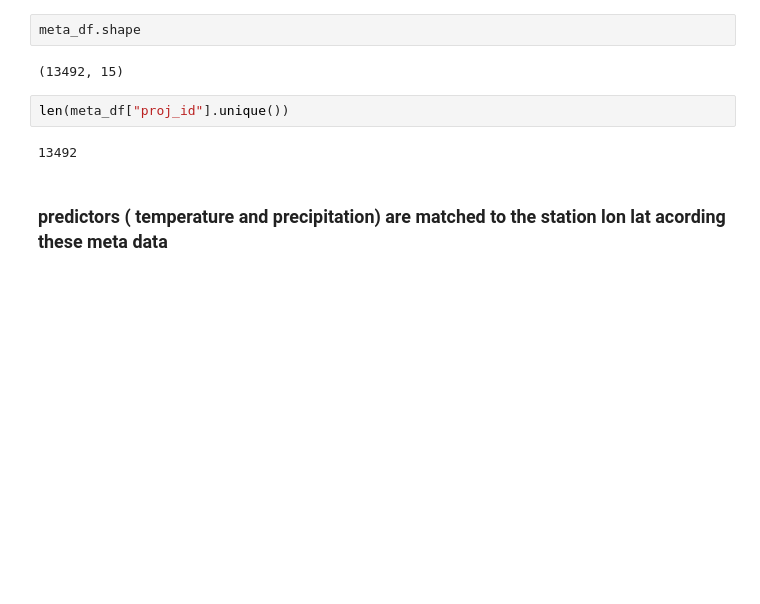
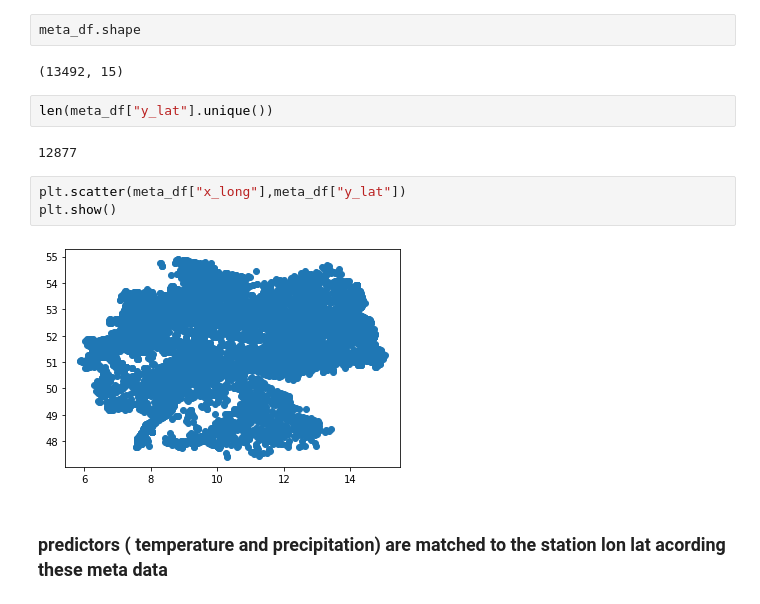
Before and after one commit to basem-AI/BGR_outlier_detection, a Jupyter notebook: data_prepare.ipynb, the cells around one changed output. Drawn from its saved outputs; the diff is of its cells as text; blank space fills up the shorter version.

Commit message:
extract long/lat mcorresponding to  the temp

```diff
--- a/data_prepare.ipynb
+++ b/data_prepare.ipynb
@@ -67,9 +76,14 @@ meta_df.shape
 # %% [output]
 (13492, 15)
 # %%
-len(meta_df["proj_id"].unique())
+len(meta_df["y_lat"].unique())
 # %% [output]
-13492
+12877
+# %%
+plt.scatter(meta_df["x_long"],meta_df["y_lat"])
+plt.show()
+# %% [output]
+[figure, added]
 # %% [markdown]
  ### predictors ( temperature and precipitation) are matched to the station lon lat acording these meta data
 # %% [markdown]
```
Also changed, not shown: parts of 52 cells of this notebook.
